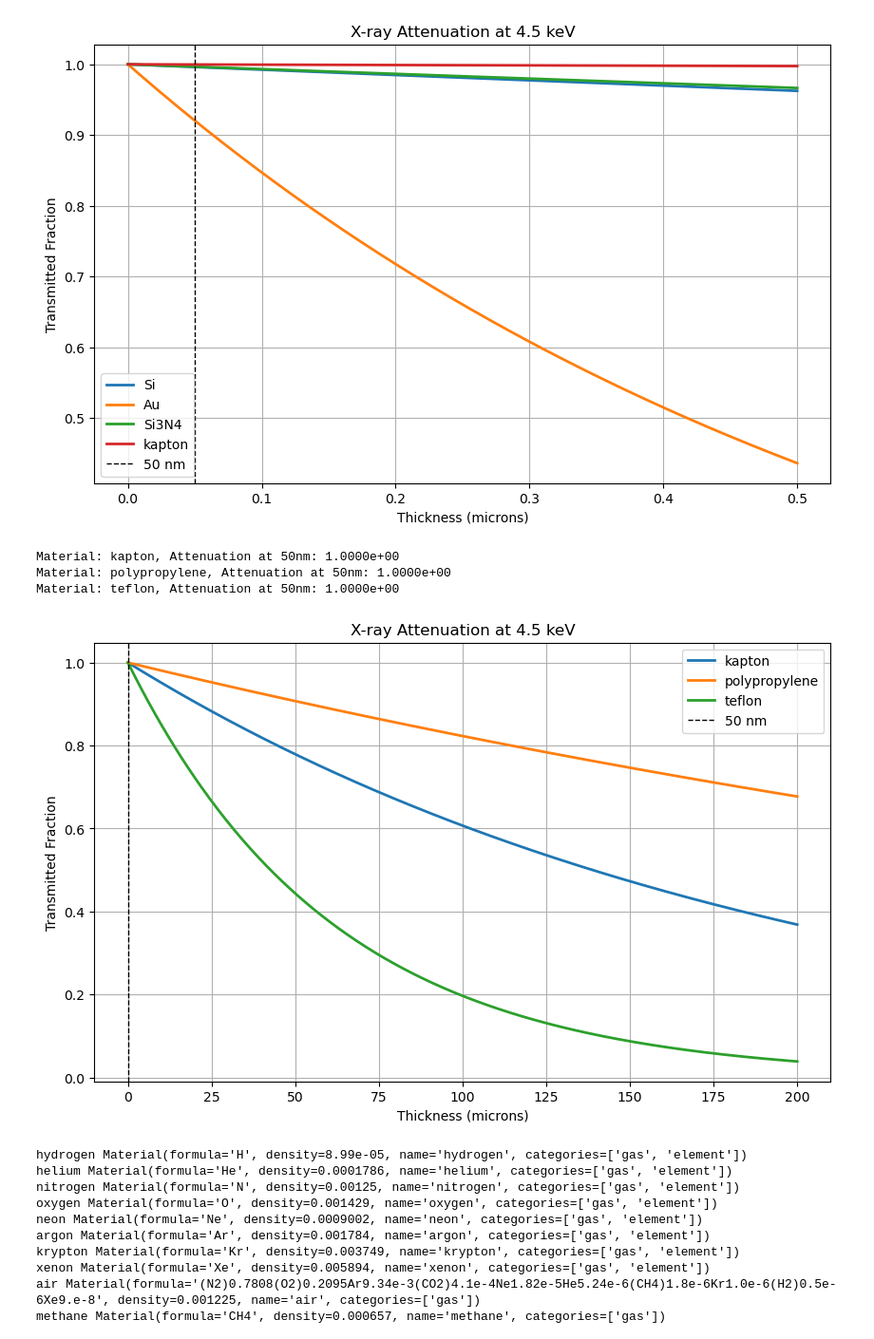
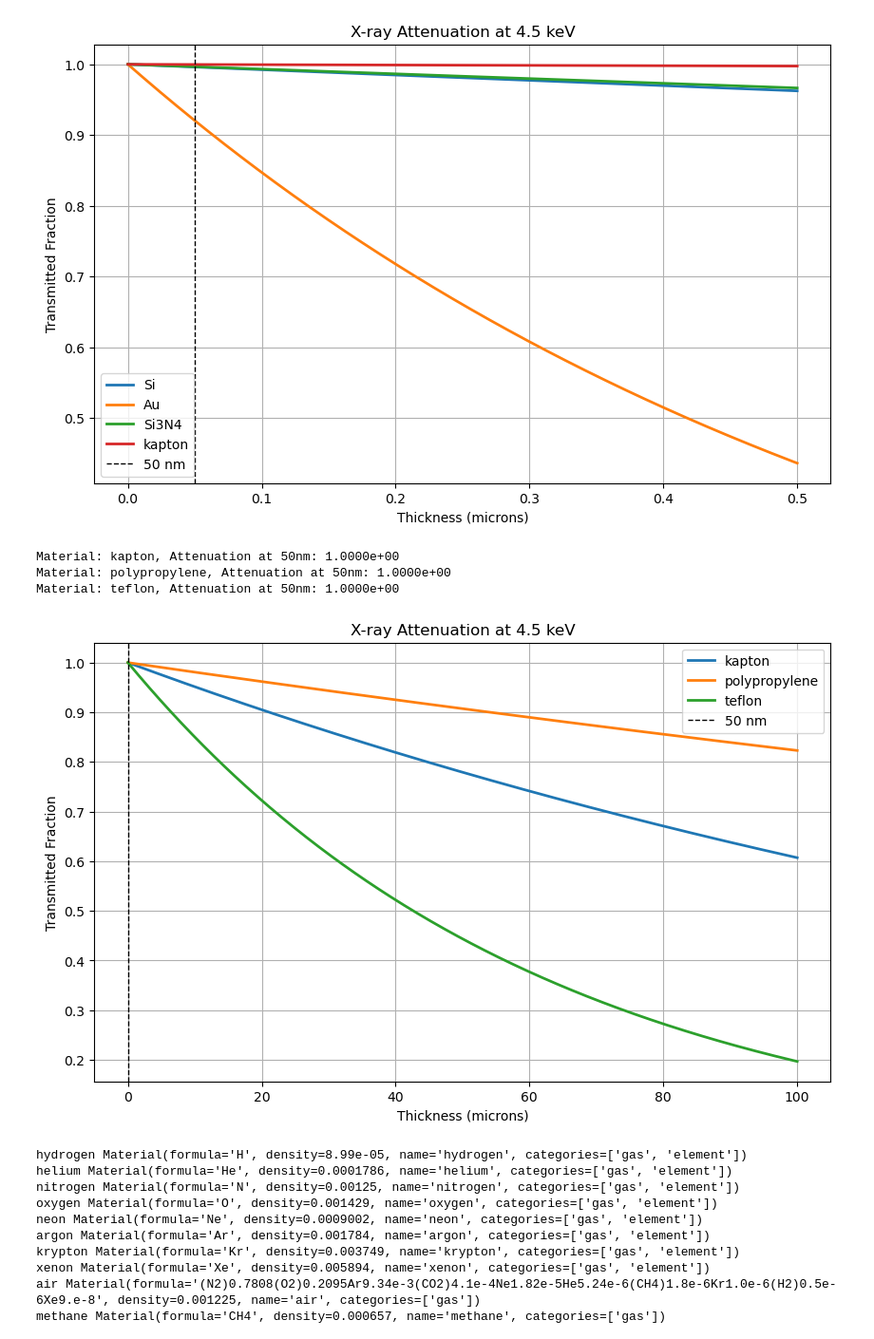
Before and after one commit to rw588/ETH-Simulations, a Jupyter notebook: XRaySims/XAttentuation.ipynb, the cells around one changed output. Shown: that part at 95% size. Drawn from its saved outputs; the diff is of its cells as text; code cells hidden in the pictures.

```diff
--- a/XRaySims/XAttentuation.ipynb
+++ b/XRaySims/XAttentuation.ipynb
@@ -106,12 +106,12 @@ Material: kapton, Attenuation at 50nm: 9.9975e-01
 # %%
 # Example usage:
 materials = ['kapton', 'polypropylene', 'teflon']
-plot_multiple_materials(materials, 4500, 0, 0.02)
+plot_multiple_materials(materials, 4500, 0, 0.01)
 # %% [output]
 Material: kapton, Attenuation at 50nm: 1.0000e+00
 Material: polypropylene, Attenuation at 50nm: 1.0000e+00
 Material: teflon, Attenuation at 50nm: 1.0000e+00
-[figure, old version]
+[figure, new version]
 # %%
 #get material
 for name, m in get_materials().items():
```
